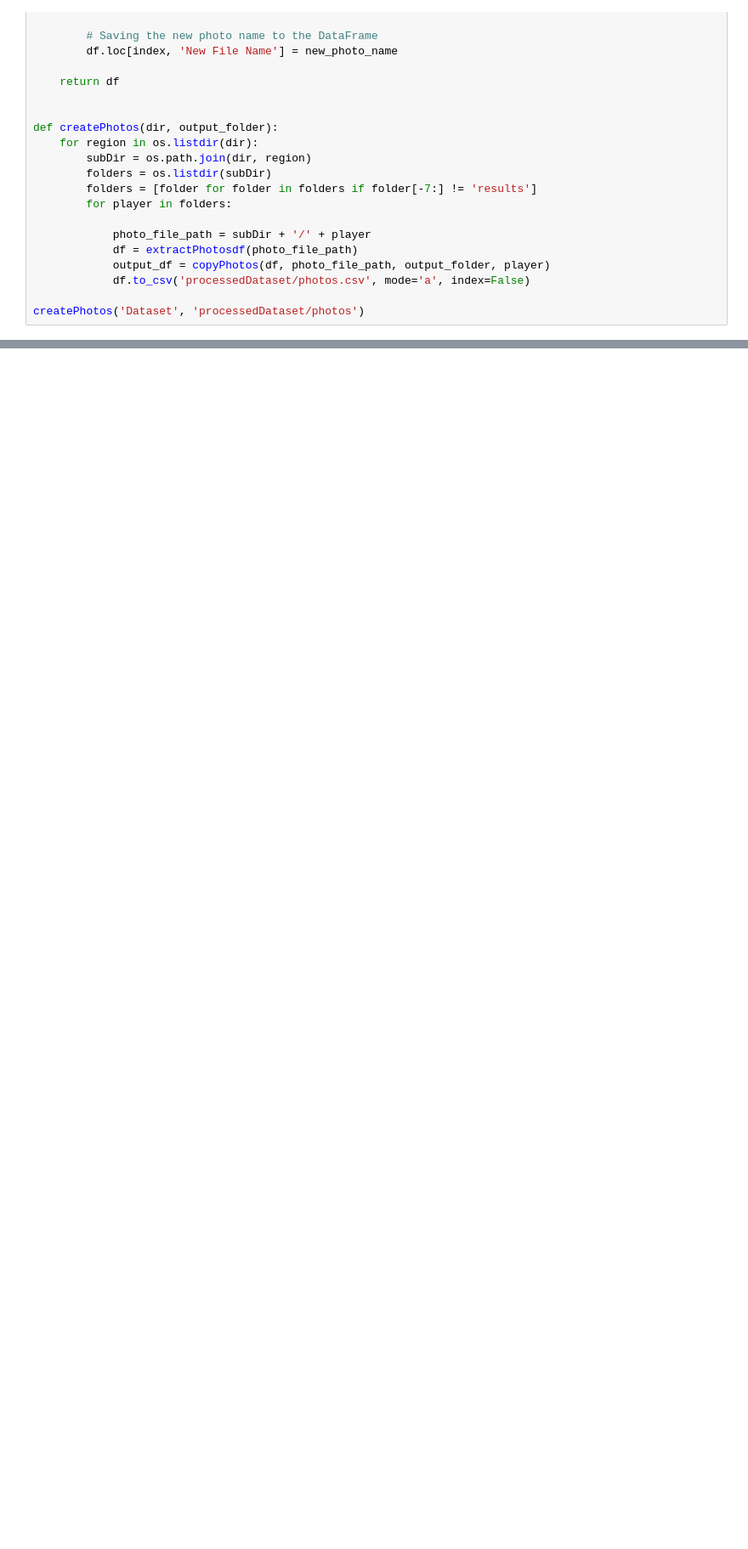
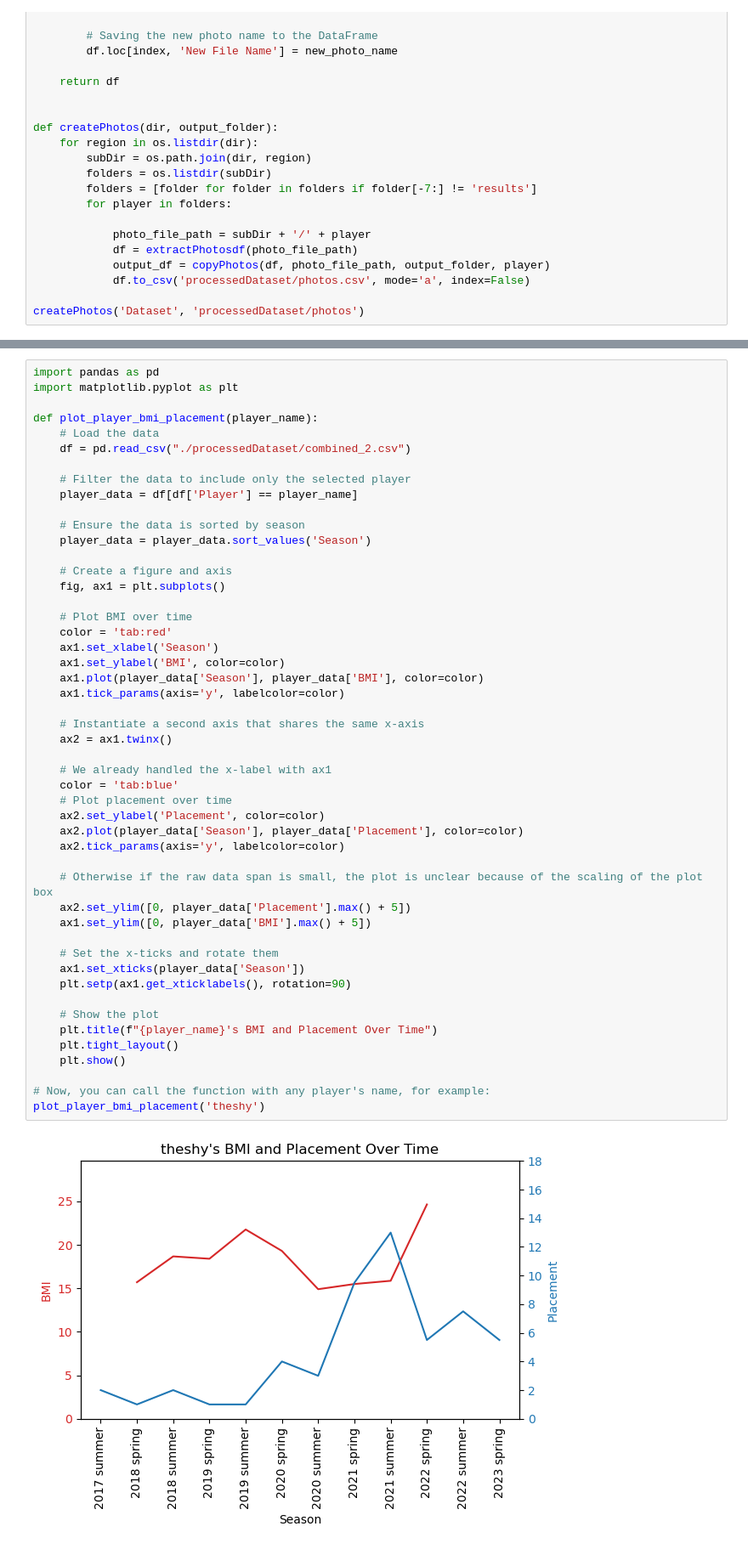
Before and after one commit to wavyvone/BMI_vs_Performance, a Jupyter notebook: process_dataset.ipynb, the cells around one changed output, grey strips where cells are left out. Shown: that part at 85% size. Saved outputs shown, nothing was run; the diff lists cells and outputs as text; blank space fills up the shorter version.

```diff
--- a/process_dataset.ipynb
+++ b/process_dataset.ipynb
@@ -262,0 +373,51 @@ createPhotos('Dataset', 'processedDataset/photos')
+# %%
+import pandas as pd
+import matplotlib.pyplot as plt
+
+def plot_player_bmi_placement(player_name):
+    # Load the data
+    df = pd.read_csv("./processedDataset/combined_2.csv")
+
+    # Filter the data to include only the selected player
+    player_data = df[df['Player'] == player_name]
+
+    # Ensure the data is sorted by season
+    player_data = player_data.sort_values('Season')
+
+    # Create a figure and axis
+    fig, ax1 = plt.subplots()
+
+    # Plot BMI over time
+    color = 'tab:red'
+    ax1.set_xlabel('Season')
+    ax1.set_ylabel('BMI', color=color)
+    ax1.plot(player_data['Season'], player_data['BMI'], color=color)
+    ax1.tick_params(axis='y', labelcolor=color)
+
+    # Instantiate a second axis that shares the same x-axis
+    ax2 = ax1.twinx()
+
+    # We already handled the x-label with ax1
+    color = 'tab:blue'
+    # Plot placement over time
+    ax2.set_ylabel('Placement', color=color)
+    ax2.plot(player_data['Season'], player_data['Placement'], color=color)
+    ax2.tick_params(axis='y', labelcolor=color)
+
+    # Otherwise if the raw data span is small, the plot is unclear because of the scaling of the plot box
+    ax2.set_ylim([0, player_data['Placement'].max() + 5])
+    ax1.set_ylim([0, player_data['BMI'].max() + 5])
+
+    # Set the x-ticks and rotate them
+    ax1.set_xticks(player_data['Season'])
+    plt.setp(ax1.get_xticklabels(), rotation=90)
+
+    # Show the plot
+    plt.title(f"{player_name}'s BMI and Placement Over Time")
+    plt.tight_layout()
+    plt.show()
+
+# Now, you can call the function with any player's name, for example:
+plot_player_bmi_placement('theshy')
+# %% [output]
+[figure, added]
```
Also changed, not shown: parts of 12 cells of this notebook.
